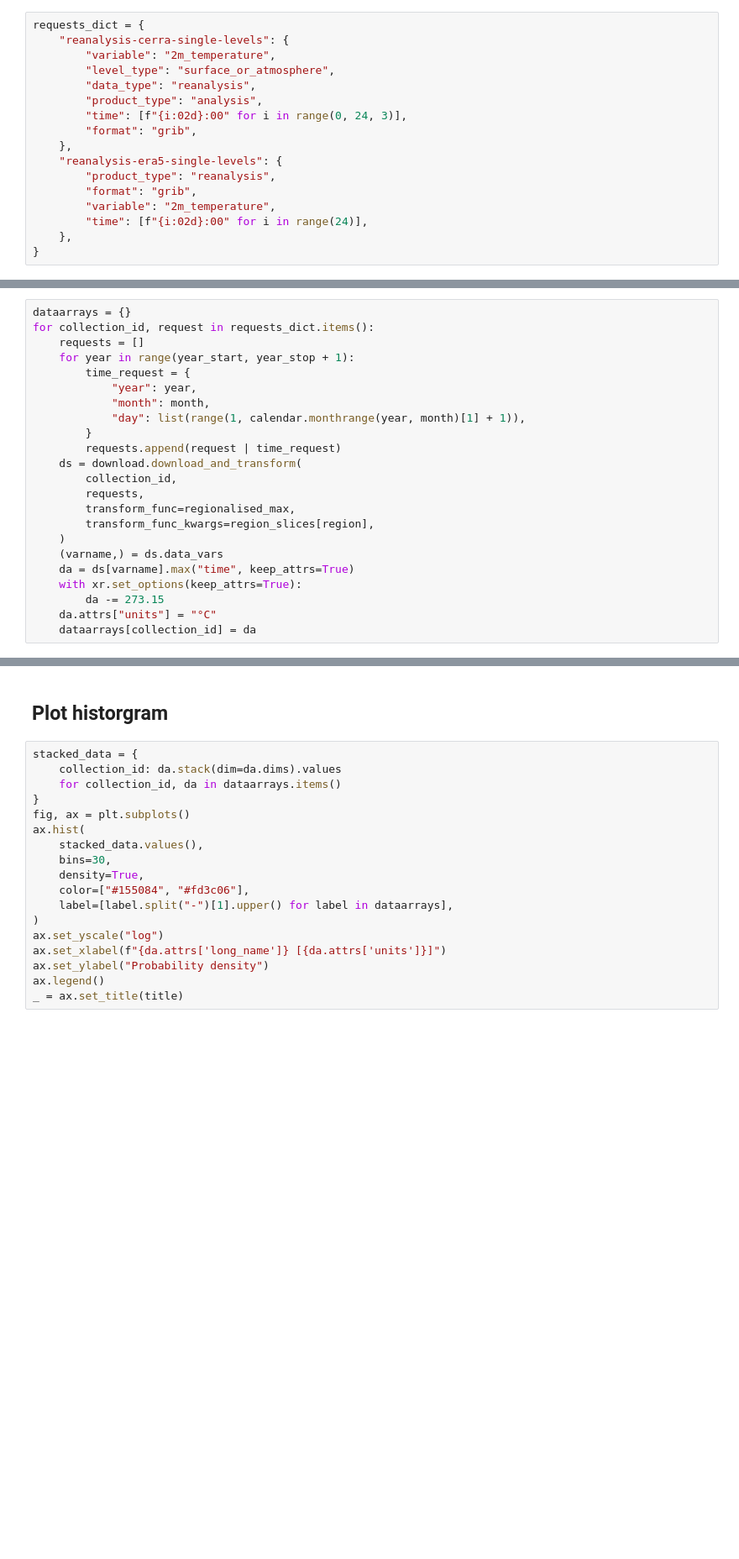
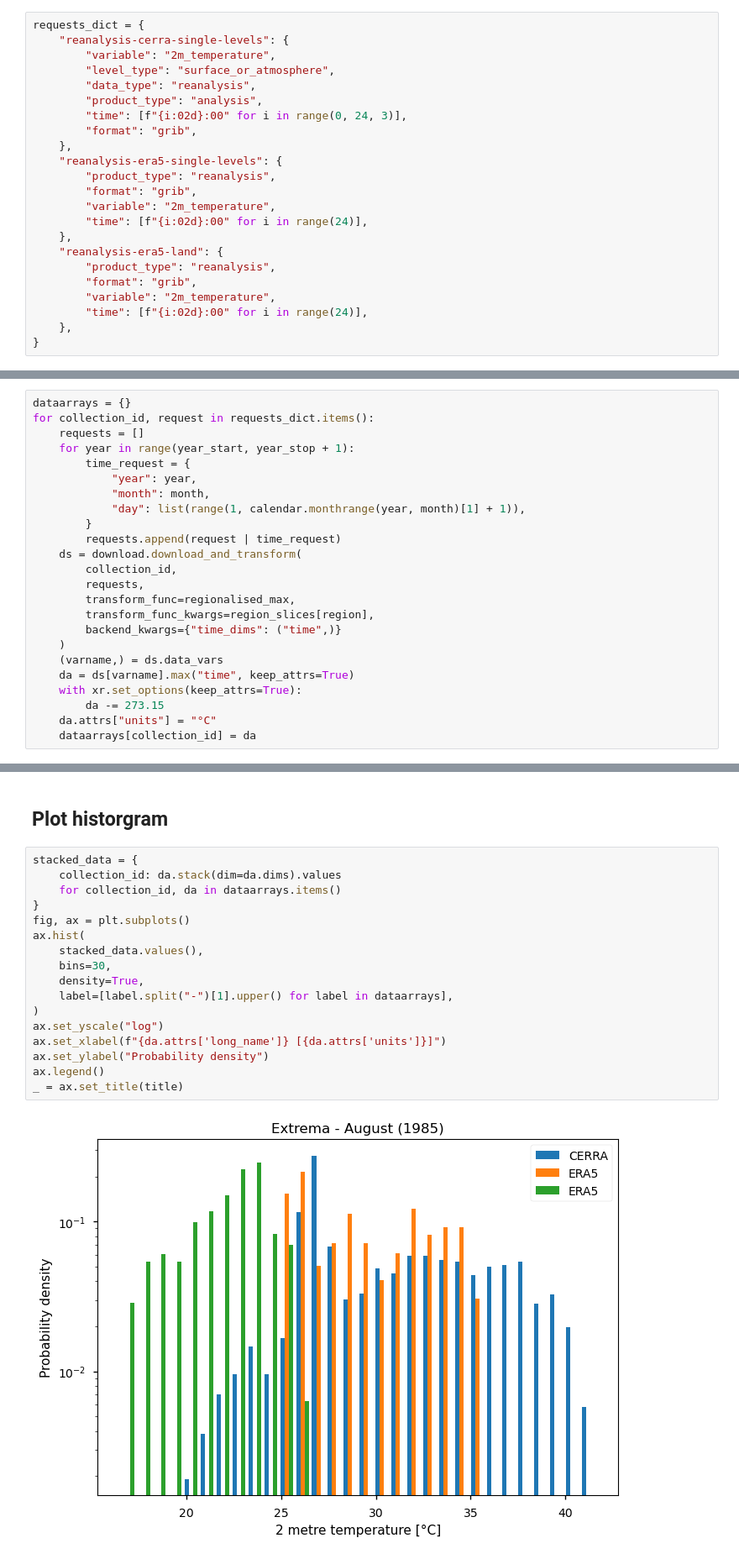
Before and after one commit to bopen/c3s-eqc-toolbox-template, a Jupyter notebook: notebooks/wp5/era5_cerra_extremes.ipynb, the cells around one changed output, grey strips where cells are left out. Shown at 84% size. Cells and saved outputs as stored; diff of their text form; blank space fills up the shorter version.

```diff
--- a/notebooks/wp5/era5_cerra_extremes.ipynb
+++ b/notebooks/wp5/era5_cerra_extremes.ipynb
@@ -49,6 +49,12 @@ requests_dict = {
         "variable": "2m_temperature",
         "time": [f"{i:02d}:00" for i in range(24)],
     },
+    "reanalysis-era5-land": {
+        "product_type": "reanalysis",
+        "format": "grib",
+        "variable": "2m_temperature",
+        "time": [f"{i:02d}:00" for i in range(24)],
+    },
 }
 # %% [markdown]
 ## Functions to cache
@@ -76,6 +82,7 @@ for collection_id, request in requests_dict.items():
         requests,
         transform_func=regionalised_max,
         transform_func_kwargs=region_slices[region],
+        backend_kwargs={"time_dims": ("time",)}
     )
     (varname,) = ds.data_vars
     da = ds[varname].max("time", keep_attrs=True)
@@ -120,18 +131,19 @@ for collection_id, da in dataarrays.items():
 # %%
 stacked_data = {
     collection_id: da.stack(dim=da.dims).values
     for collection_id, da in dataarrays.items()
 }
 fig, ax = plt.subplots()
 ax.hist(
     stacked_data.values(),
     bins=30,
     density=True,
-    color=["#155084", "#fd3c06"],
     label=[label.split("-")[1].upper() for label in dataarrays],
 )
 ax.set_yscale("log")
 ax.set_xlabel(f"{da.attrs['long_name']} [{da.attrs['units']}]")
 ax.set_ylabel("Probability density")
 ax.legend()
 _ = ax.set_title(title)
+# %% [output]
+[figure, added]
```
Also changed, not shown: parts of 1 cell of this notebook.
